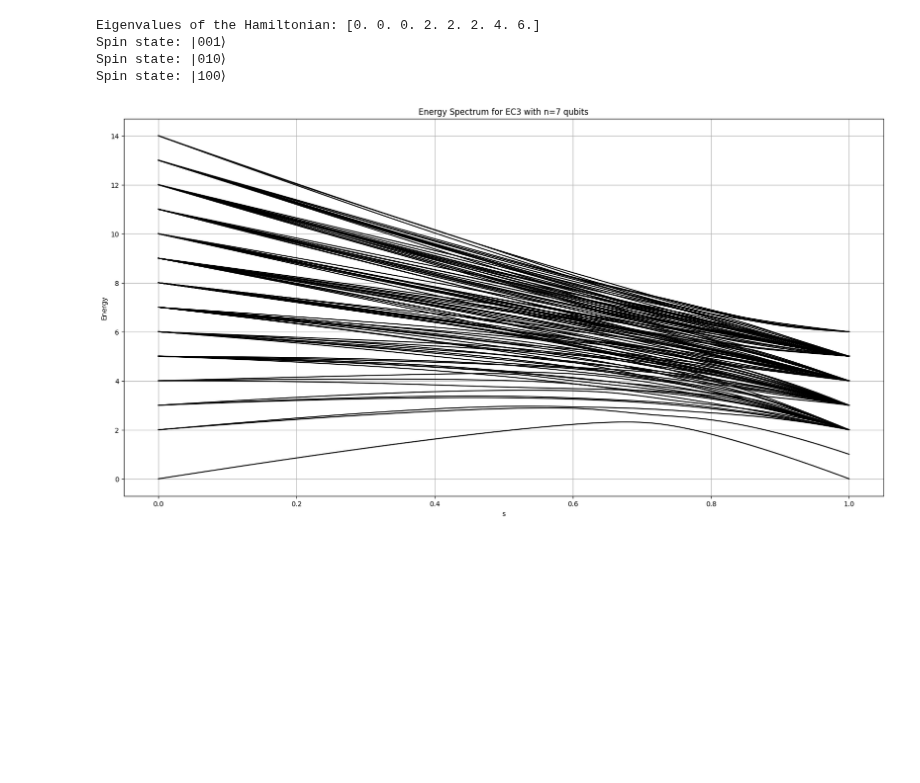
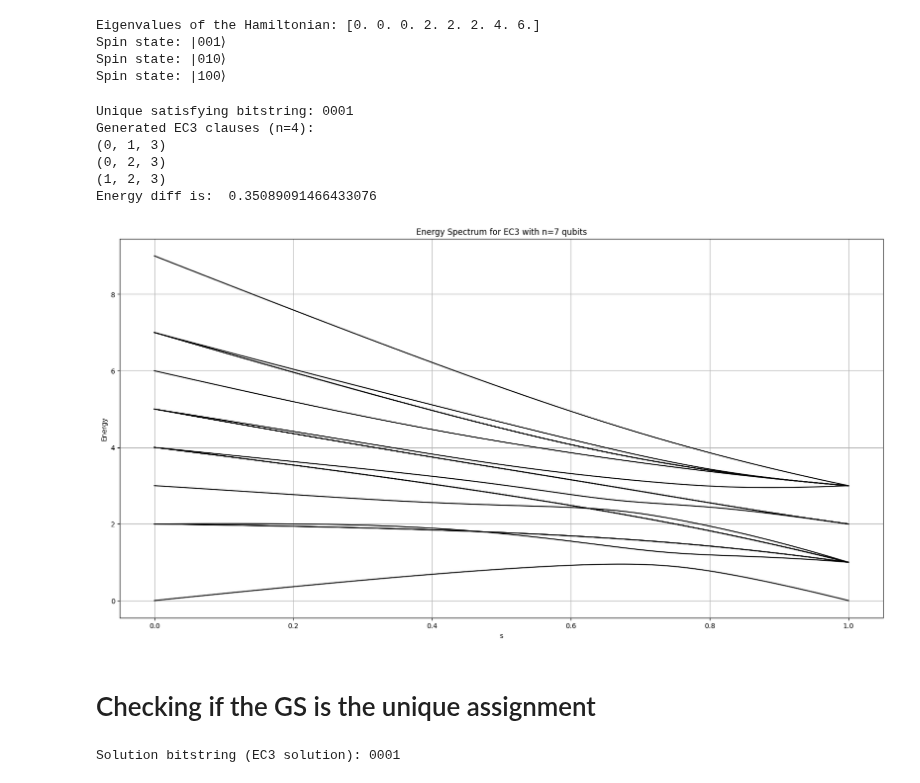
Before and after one commit to chenscheimq/QEC, a Jupyter notebook: EC3/EC3_q.ipynb, the cells around one changed output. Drawn from its saved outputs; the diff is of its cells as text; code cells hidden in the pictures; blank space fills up the shorter version.

```diff
--- a/EC3/EC3_q.ipynb
+++ b/EC3/EC3_q.ipynb
@@ -51,13 +69,23 @@ clauses = [
 # %%
+# Number of qubits
+n_qubits = 4
+
+unique_solution = generate_random_solution(n_qubits)
+clauses = generate_unique_ec3_instance(n_qubits, 3, unique_solution)
+
+print(f"Unique satisfying bitstring: {''.join(map(str, unique_solution))}")
+print(f"Generated EC3 clauses (n={n_qubits}):")
+for clause in clauses:
+    print(clause)
+
+
 # Define single-qubit Pauli-X and Identity matrices
 I = qeye(2)
 I_7 = tensor([I for _ in range(n_qubits)])
 X = sigmax()
 Z = sigmaz()
 
-
 def H_B(clauses):
-    """Construct the beginning Hamiltonian H_B as per the paper for the given clauses."""
     H_b = 0
     for (i, j, k) in clauses:
         H_b += 0.5 * (I_7 - tensor([X if x == i else I for x in range(n_qubits)]))
@@ -66,18 +94,15 @@ def H_B(clauses):
     return H_b
 
 def check_clause_violation(state_binary, clause):
-    """Check if a clause (i, j, k) is violated by the given state."""
     i, j, k = clause
     bits = [state_binary[i], state_binary[j], state_binary[k]]
     return sum(bits) != 1
 
 def cost_function(z, clauses):
-    """Compute the cost function h(z), the number of violated clauses."""
     bitstring = f"{z:0{n_qubits}b}"
     bit_values = [int(b) for b in bitstring]
 
     violations = 0
-    # Check each clause for violation
     for clause in clauses:
         if check_clause_violation(bit_values, clause):
             violations += 1  # Clause is violated
@@ -86,47 +111,69 @@ def cost_function(z, clauses):
 
 # Problem Hamiltonian H_P
 def H_P(clauses):
-    """Construct the problem Hamiltonian H_P as a diagonal operator."""
     H_p = 0
-    # Loop over all possible basis states (bitstrings) z
     for z in range(2**n_qubits):
         state = basis(2**n_qubits, z)
 
         h_z = cost_function(z, clauses)
         projector_z = state * state.dag()
 
         H_p += h_z * projector_z
     return H_p
 
-
-def H_t(s, args):
-    Hb = H_B(clauses)
-    Hp = H_P(clauses)
-    Hb = Qobj(Hb.data, dims=Hp.dims)
+def H_t(s, Hp, Hb):
     return (1 - s) * Hb + s * Hp
 
+s_values = np.linspace(0, 1, 100)
+Hb = H_B(clauses)
+Hp = H_P(clauses)
+Hb = Qobj(Hb.data, dims=Hp.dims)
 
-s_values = np.linspace(0, 1, 100)
-
+energy_diff = None
 # Calculate the energy spectrum
 energy_spectrum = []
 for s in s_values:
-    H = H_t(s, None)
+    H = H_t(s, Hp, Hb)
     energies = H.eigenenergies()
     energy_spectrum.append(energies)
 
+    eg_inst = energies[1] - energies[0]
+    if not energy_diff:
+        energy_diff = eg_inst
+    if energy_diff > eg_inst:
+        energy_diff = eg_inst
+
+print("Energy diff is: ", energy_diff)
 
 energy_spectrum = np.array(energy_spectrum)
-
 # Plot the energy spectrum
 plt.figure(figsize=(20, 10))
-for i in range(len(energy_spectrum)):
+for i in range(2**n_qubits):
     plt.plot(s_values, energy_spectrum[:, i], color='black')
 
 plt.xlabel('s')
 plt.ylabel('Energy')
 plt.title('Energy Spectrum for EC3 with n=7 qubits')
 plt.grid(True)
 plt.show()
 # %% [output]
+Unique satisfying bitstring: 0001
+Generated EC3 clauses (n=4):
+(0, 1, 3)
+(0, 2, 3)
+(1, 2, 3)
+Energy diff is:  0.35089091466433076
-[figure, old version]
+[figure, new version]
+# %% [markdown]
+# Checking if the GS is the unique assignment
+# %%
+eigenvalues, eigenstates = Hp.eigenstates()
+
+ground_state = eigenstates[np.argmin(eigenvalues)]
+
+solution_bitstring_index = np.argmax(np.abs(ground_state.full()))
+solution_bitstring = f"{solution_bitstring_index:0{n_qubits}b}"
+
+print(f"Solution bitstring (EC3 solution): {solution_bitstring}")
+# %% [output]
+Solution bitstring (EC3 solution): 0001
```
Also changed, not shown: parts of 3 cells of this notebook, 2 other files.
